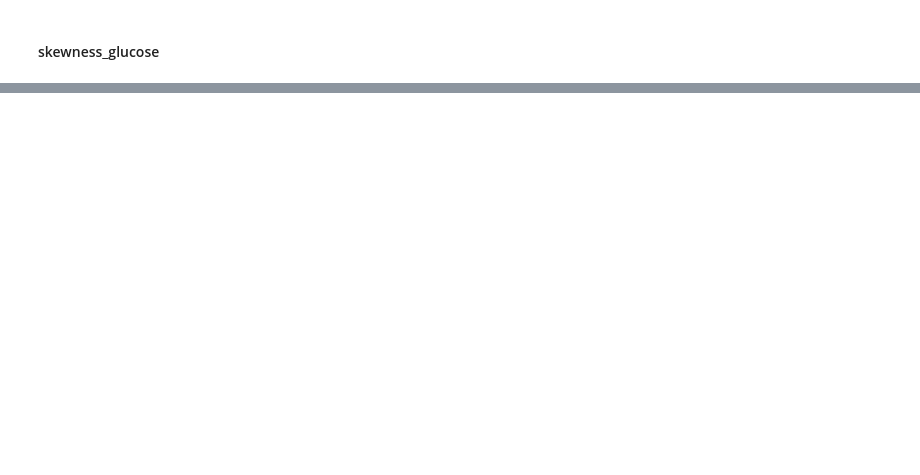
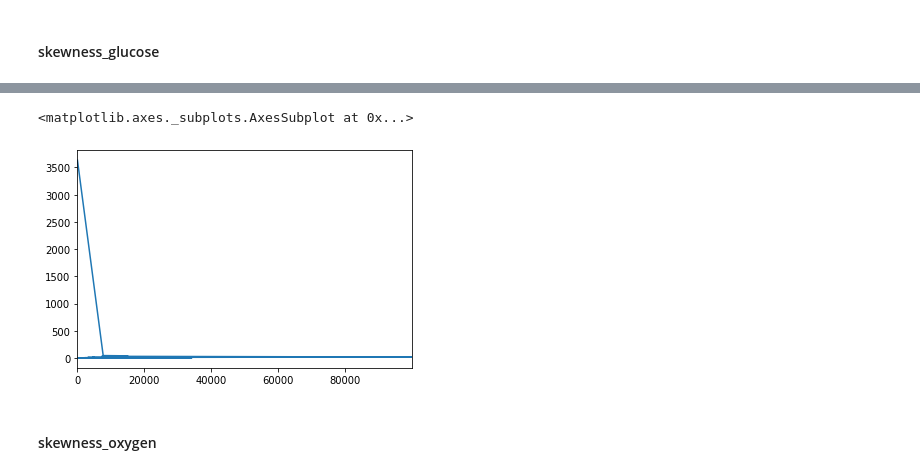
Before and after one commit to MCFreddie777/iau-project, a Jupyter notebook: other.ipynb, the cells around one changed output, grey strips where cells are left out. Cells and saved outputs as stored; diff of their text form; code cells hidden in the pictures; blank space fills up the shorter version.

```diff
--- a/other.ipynb
+++ b/other.ipynb
@@ -137,0 +249,7 @@ train_other['skewness_glucose'].value_counts().plot(kind = 'line')
+# %%
+train_other['capital-gain'].value_counts().plot(kind = 'line')
+# %% [output]
+<matplotlib.axes._subplots.AxesSubplot at 0x...>
+[figure, added]
+# %% [markdown]
+#### skewness_oxygen
```
Also changed, not shown: parts of 58 cells of this notebook.
